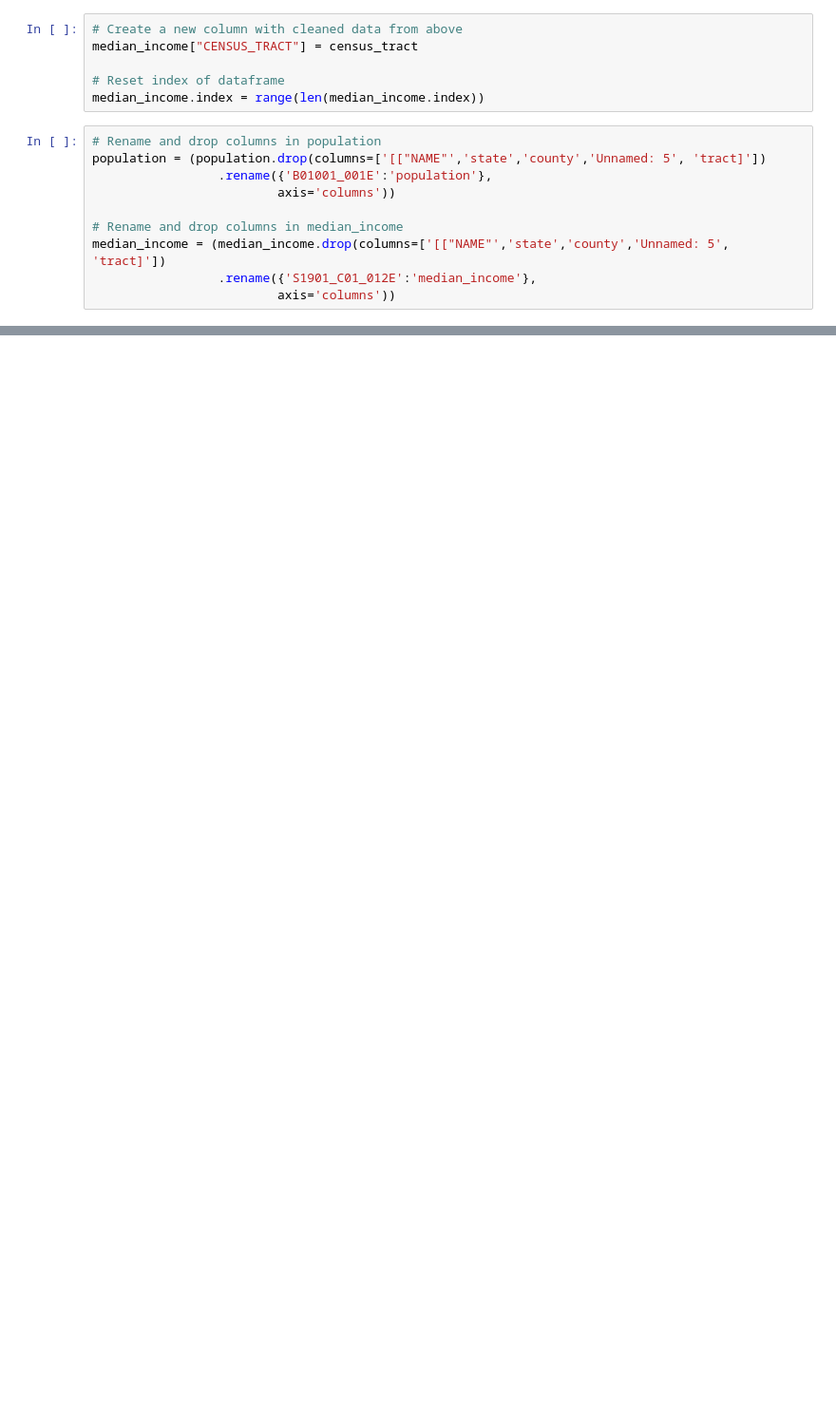
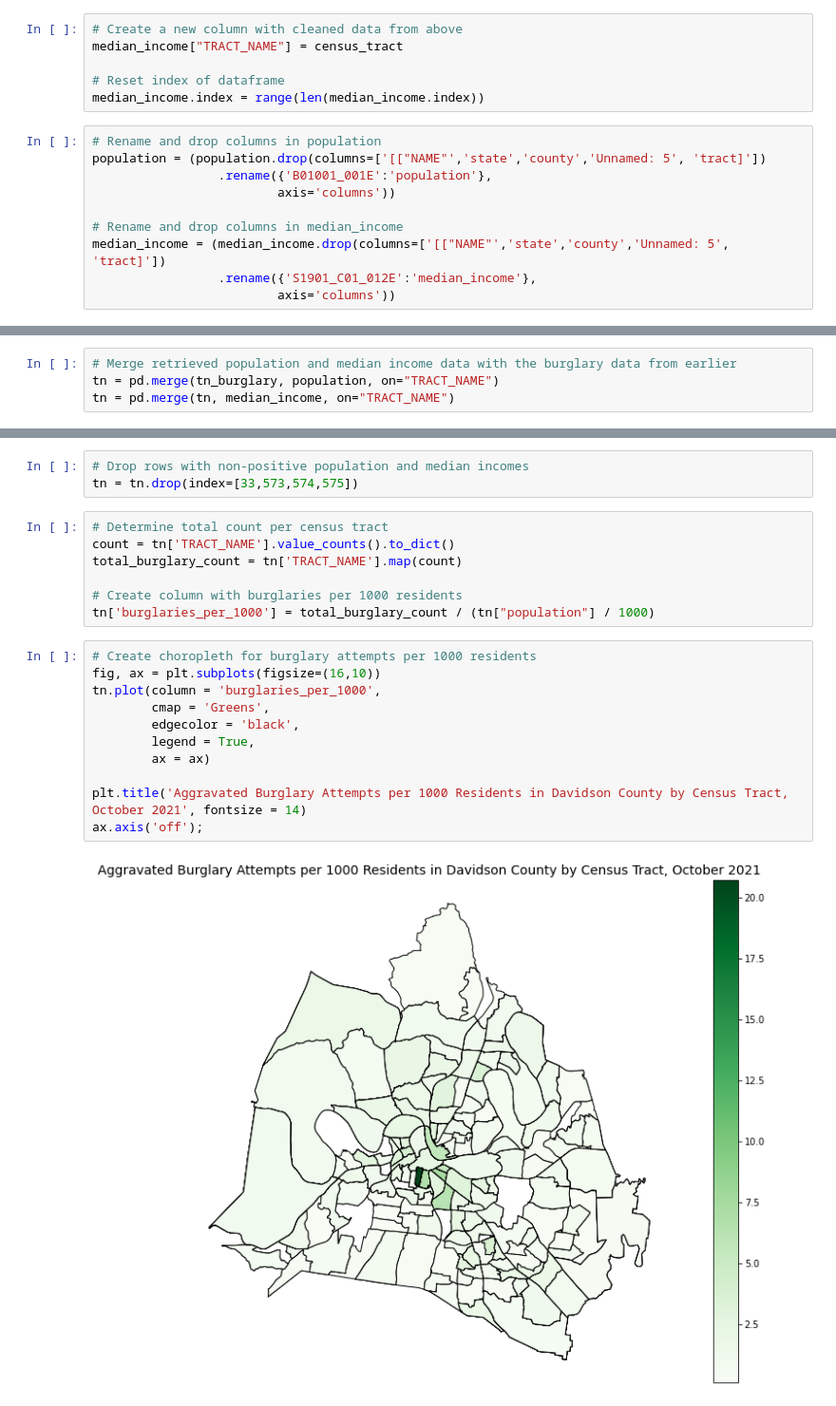
Before and after one commit to jrioross/nashville-burglaries, a Jupyter notebook: notebooks/Habeeb-Branch.ipynb, the cells around one changed output, grey strips where cells are left out. Shown at 95% size. Saved outputs shown, nothing was run; the diff lists cells and outputs as text; blank space fills up the shorter version.

Commit message:
Completed the choropleth, will work on statistical models on 10/8

```diff
--- a/notebooks/Habeeb-Branch.ipynb
+++ b/notebooks/Habeeb-Branch.ipynb
@@ -90,7 +92,7 @@ population["CENSUS_TRACT"] = census_tract
 population.index = range(len(population.index))
 # %%
 # Create a new column with cleaned data from above
-median_income["CENSUS_TRACT"] = census_tract
+median_income["TRACT_NAME"] = census_tract
 
 # Reset index of dataframe
 median_income.index = range(len(median_income.index))
@@ -125,0 +109,4 @@ burglary_income_population
+# %%
+# Merge retrieved population and median income data with the burglary data from earlier
+tn = pd.merge(tn_burglary, population, on="TRACT_NAME")
+tn = pd.merge(tn, median_income, on="TRACT_NAME")
@@ -125,0 +139,23 @@ burglary_income_population
+# %%
+# Drop rows with non-positive population and median incomes
+tn = tn.drop(index=[33,573,574,575])
+# %%
+# Determine total count per census tract
+count = tn['TRACT_NAME'].value_counts().to_dict()
+total_burglary_count = tn['TRACT_NAME'].map(count)
+
+# Create column with burglaries per 1000 residents
+tn['burglaries_per_1000'] = total_burglary_count / (tn["population"] / 1000)
+# %%
+# Create choropleth for burglary attempts per 1000 residents
+fig, ax = plt.subplots(figsize=(16,10))
+tn.plot(column = 'burglaries_per_1000',
+        cmap = 'Greens',
+        edgecolor = 'black',
+        legend = True,
+        ax = ax)
+
+plt.title('Aggravated Burglary Attempts per 1000 Residents in Davidson County by Census Tract, October 2021', fontsize = 14)
+ax.axis('off');
+# %% [output]
+[figure, added]
```
Also changed, not shown: parts of 8 cells of this notebook.
